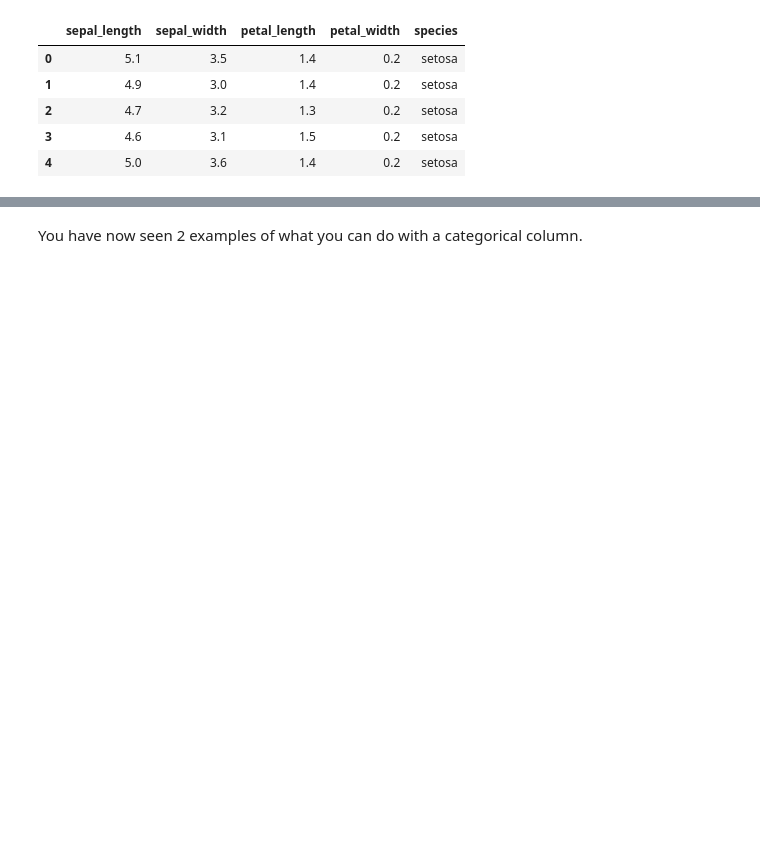
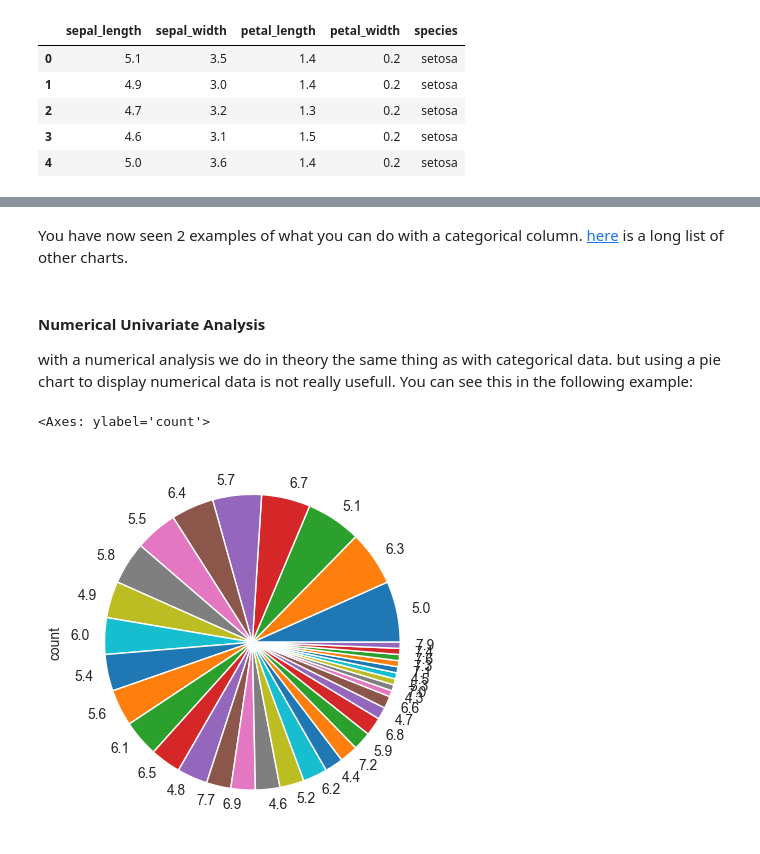
Before and after one commit to oldmartijntje/avans1.4-portfolio, a Jupyter notebook: edu material/personal_documentation.ipynb, the cells around one changed output, grey strips where cells are left out. Saved outputs shown, nothing was run; the diff lists cells and outputs as text; code cells hidden in the pictures; blank space fills up the shorter version.

```diff
--- a/edu material/personal_documentation.ipynb
+++ b/edu material/personal_documentation.ipynb
@@ -84,2 +131,11 @@ iris['species'].value_counts().plot(kind='pie')
 # %% [markdown]
-You have now seen 2 examples of what you can do with a categorical column.
+You have now seen 2 examples of what you can do with a categorical column. [here](https://pandas.pydata.org/docs/user_guide/visualization.html) is a long list of other charts.
+# %% [markdown]
+#### Numerical Univariate Analysis
+
+with a numerical analysis we do in theory the same thing as with categorical data. but using a pie chart to display numerical data is not really usefull. You can see this in the following example:
+# %%
+iris['sepal_length'].value_counts().plot(kind='pie')
+# %% [output]
+<Axes: ylabel='count'>
+[figure, added]
```
Also changed, not shown: parts of 17 cells of this notebook.
